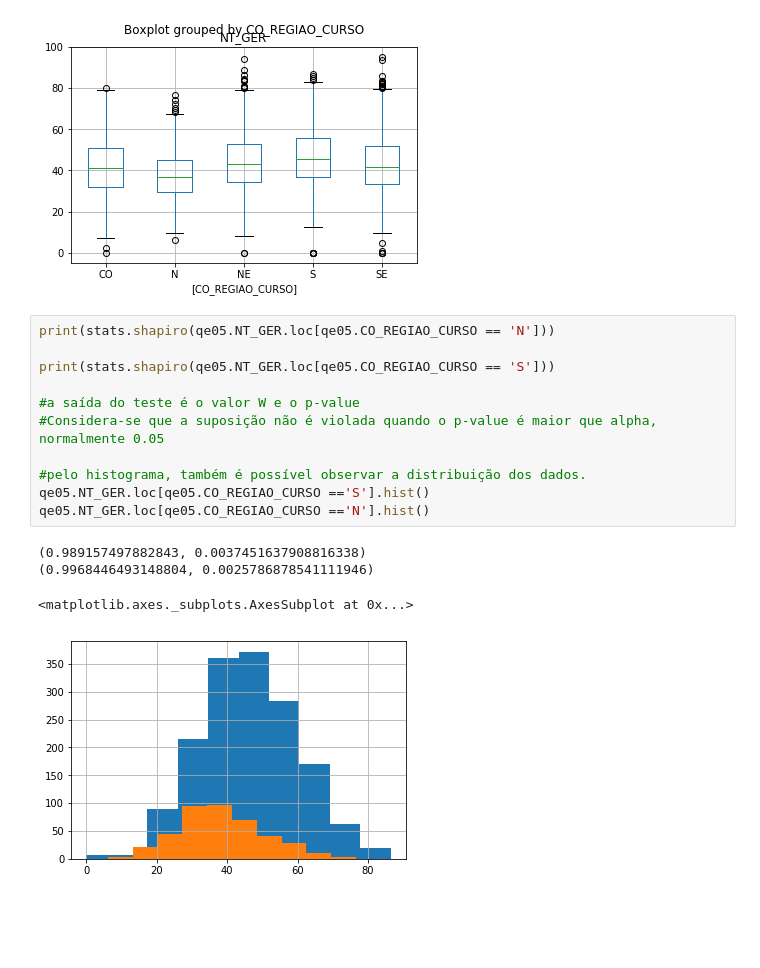
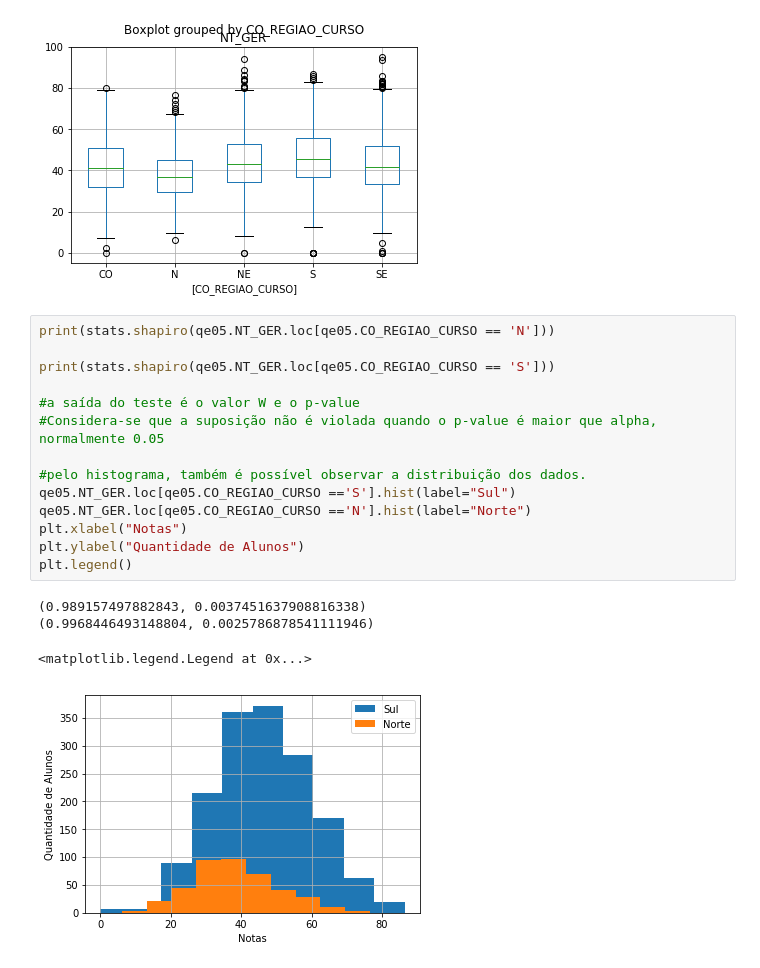
Before and after one commit to BrenoPeixotobr/topicosic, a Jupyter notebook: trabalho_aula5/aula5.ipynb, the cells around one changed output. Cells and saved outputs as stored; diff of their text form; blank space fills up the shorter version.

```diff
--- a/trabalho_aula5/aula5.ipynb
+++ b/trabalho_aula5/aula5.ipynb
@@ -230,16 +235,19 @@ qe05.boxplot(by='CO_REGIAO_CURSO')
 # %%
 print(stats.shapiro(qe05.NT_GER.loc[qe05.CO_REGIAO_CURSO == 'N']))
 
 print(stats.shapiro(qe05.NT_GER.loc[qe05.CO_REGIAO_CURSO == 'S']))
 
 #a saída do teste é o valor W e o p-value
 #Considera-se que a suposição não é violada quando o p-value é maior que alpha, normalmente 0.05
 
 #pelo histograma, também é possível observar a distribuição dos dados.
-qe05.NT_GER.loc[qe05.CO_REGIAO_CURSO =='S'].hist()
-qe05.NT_GER.loc[qe05.CO_REGIAO_CURSO =='N'].hist()
+qe05.NT_GER.loc[qe05.CO_REGIAO_CURSO =='S'].hist(label="Sul")
+qe05.NT_GER.loc[qe05.CO_REGIAO_CURSO =='N'].hist(label="Norte")
+plt.xlabel("Notas")
+plt.ylabel("Quantidade de Alunos")
+plt.legend()
 # %% [output]
 (0.989157497882843, 0.0037451637908816338)
 (0.9968446493148804, 0.0025786878541111946)
-<matplotlib.axes._subplots.AxesSubplot at 0x...>
+<matplotlib.legend.Legend at 0x...>
-[figure, old version]
+[figure, new version]
```
Also changed, not shown: parts of 3 cells of this notebook.
